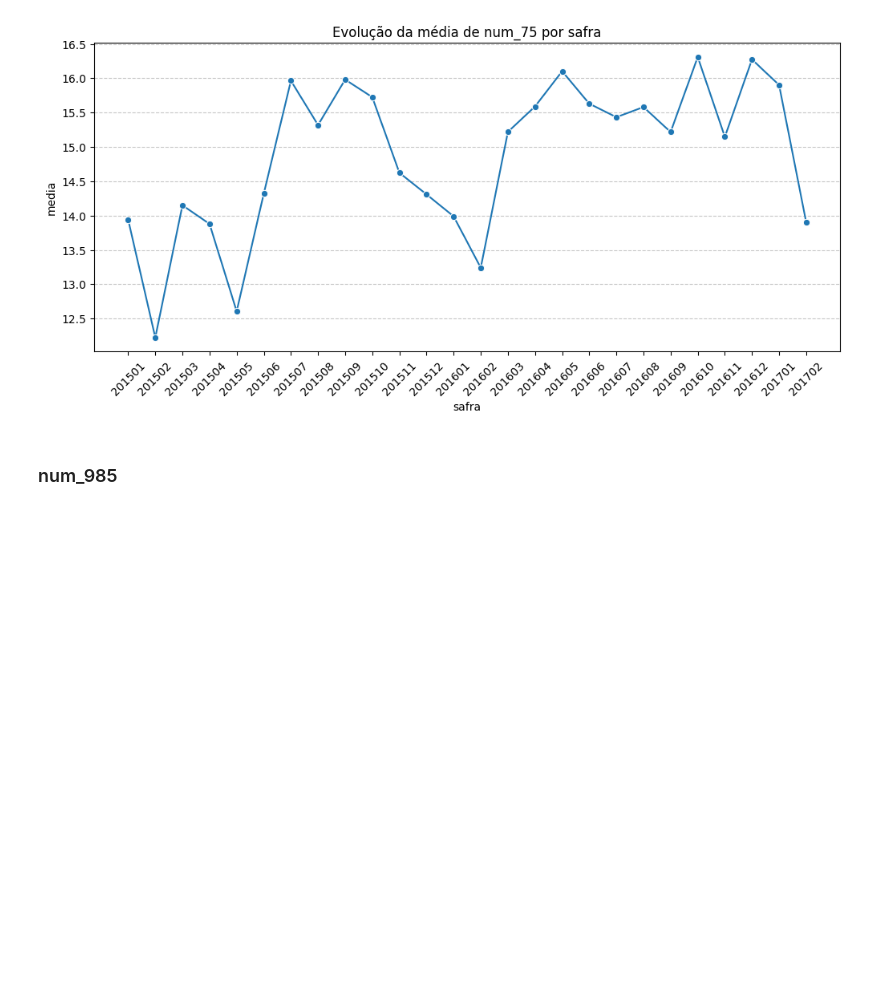
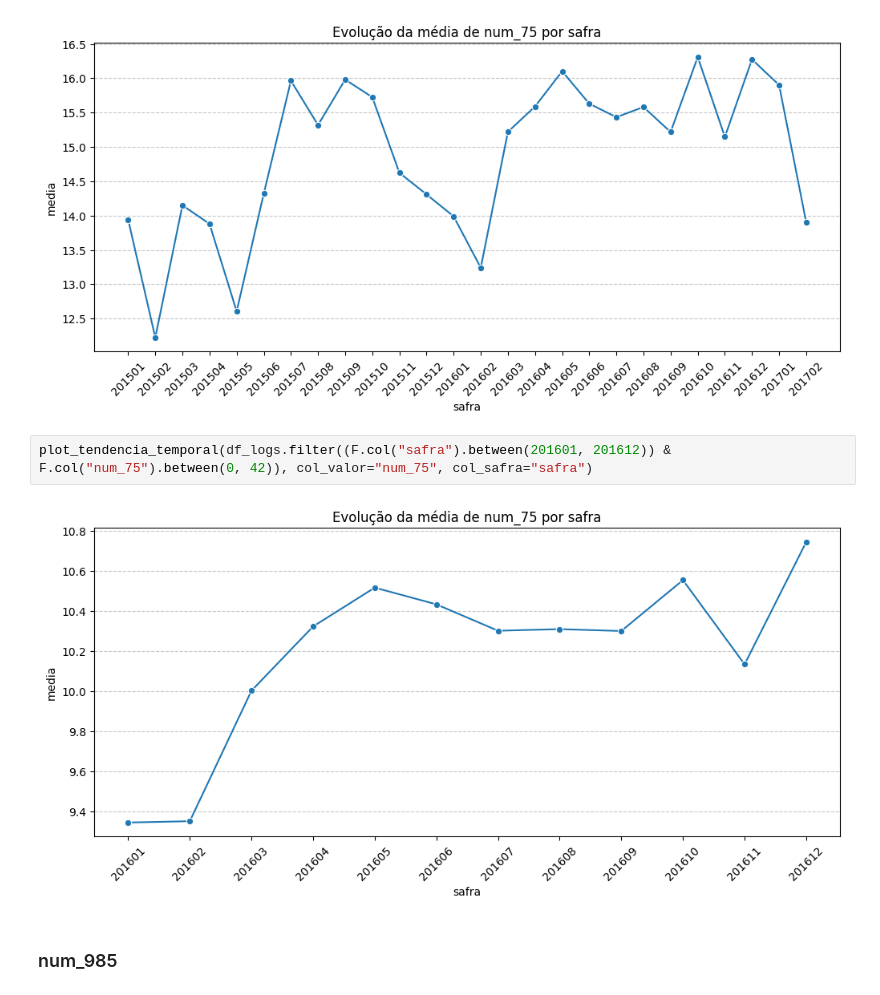
Before and after one commit to GuMauriz/datamaster, a Jupyter notebook: eda.ipynb, the cells around one changed output. Saved outputs shown, nothing was run; the diff lists cells and outputs as text; blank space fills up the shorter version.

```diff
--- a/eda.ipynb
+++ b/eda.ipynb
@@ -510,6 +535,10 @@ Total de outliers (%): 8.25%
 plot_tendencia_temporal(df_logs, col_valor="num_75", col_safra="safra")
 # %% [output]
 [figure]
+# %%
+plot_tendencia_temporal(df_logs.filter((F.col("safra").between(201601, 201612)) & F.col("num_75").between(0, 42)), col_valor="num_75", col_safra="safra")
+# %% [output]
+[figure, added]
 # %% [markdown]
 ### num_985
 # %%
```
Also changed, not shown: parts of 34 cells of this notebook.
